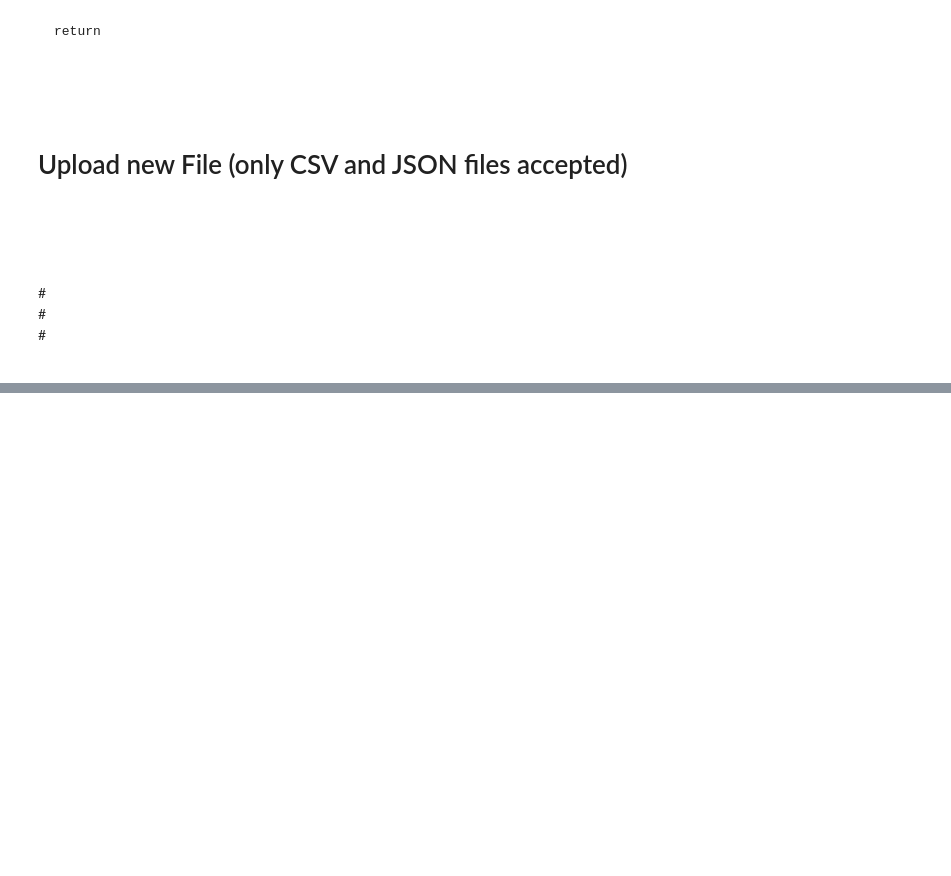
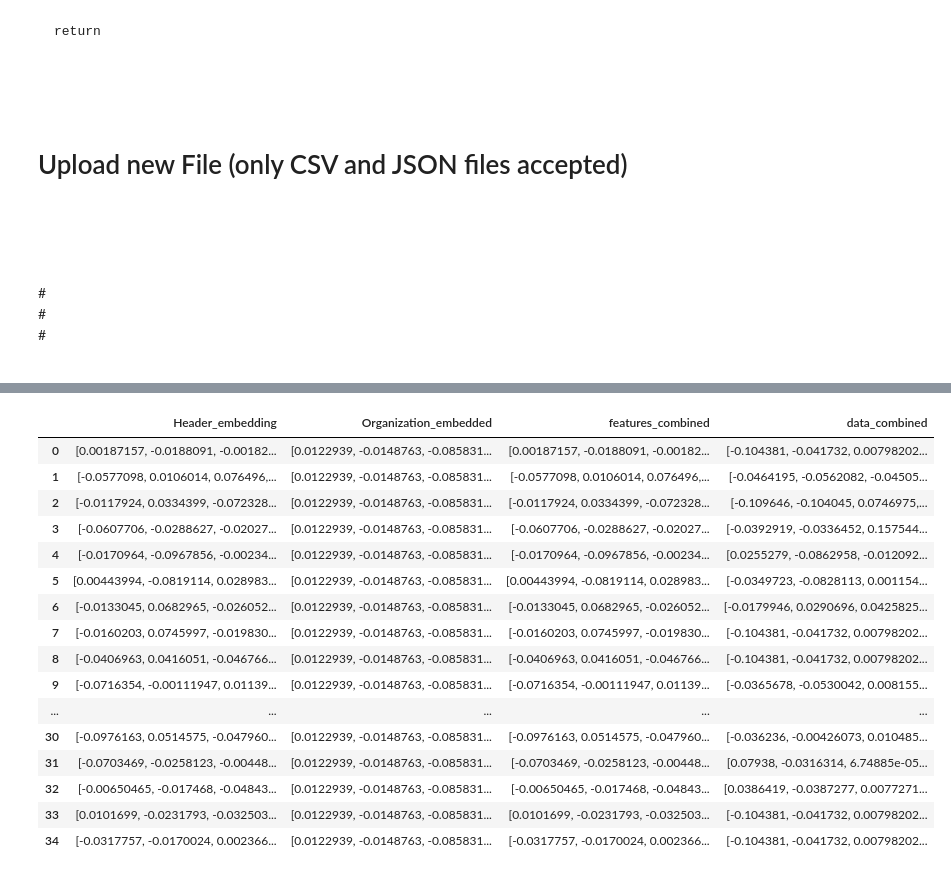
Before and after one commit to humanitarian-data-collaboration/hxl-tag-api, a Jupyter notebook: api/server.ipynb, the cells around one changed output, grey strips where cells are left out. Saved outputs shown, nothing was run; the diff lists cells and outputs as text; code cells hidden in the pictures; blank space fills up the shorter version.

```diff
--- a/api/server.ipynb
+++ b/api/server.ipynb
@@ -251,3 +300,23 @@ output_dataset
 # %%
 # if __name__ == '__main__':
 #      app.run(debug=True)
+# %%
+processed_dataset
+# %% [output]
+|  | Header_embedding | Organization_embedded | features_combined | data_combined |
+| 0 | [0.00187157, -0.0188091, -0.00182... | [0.0122939, -0.0148763, -0.085831... | [0.00187157, -0.0188091, -0.00182... | [-0.104381, -0.041732, 0.00798202... |
+| 1 | [-0.0577098, 0.0106014, 0.076496,... | [0.0122939, -0.0148763, -0.085831... | [-0.0577098, 0.0106014, 0.076496,... | [-0.0464195, -0.0562082, -0.04505... |
+| 2 | [-0.0117924, 0.0334399, -0.072328... | [0.0122939, -0.0148763, -0.085831... | [-0.0117924, 0.0334399, -0.072328... | [-0.109646, -0.104045, 0.0746975,... |
+| 3 | [-0.0607706, -0.0288627, -0.02027... | [0.0122939, -0.0148763, -0.085831... | [-0.0607706, -0.0288627, -0.02027... | [-0.0392919, -0.0336452, 0.157544... |
+| 4 | [-0.0170964, -0.0967856, -0.00234... | [0.0122939, -0.0148763, -0.085831... | [-0.0170964, -0.0967856, -0.00234... | [0.0255279, -0.0862958, -0.012092... |
+| 5 | [0.00443994, -0.0819114, 0.028983... | [0.0122939, -0.0148763, -0.085831... | [0.00443994, -0.0819114, 0.028983... | [-0.0349723, -0.0828113, 0.001154... |
+| 6 | [-0.0133045, 0.0682965, -0.026052... | [0.0122939, -0.0148763, -0.085831... | [-0.0133045, 0.0682965, -0.026052... | [-0.0179946, 0.0290696, 0.0425825... |
+| 7 | [-0.0160203, 0.0745997, -0.019830... | [0.0122939, -0.0148763, -0.085831... | [-0.0160203, 0.0745997, -0.019830... | [-0.104381, -0.041732, 0.00798202... |
+| 8 | [-0.0406963, 0.0416051, -0.046766... | [0.0122939, -0.0148763, -0.085831... | [-0.0406963, 0.0416051, -0.046766... | [-0.104381, -0.041732, 0.00798202... |
+| 9 | [-0.0716354, -0.00111947, 0.01139... | [0.0122939, -0.0148763, -0.085831... | [-0.0716354, -0.00111947, 0.01139... | [-0.0365678, -0.0530042, 0.008155... |
+| ... | ... | ... | ... | ... |
+| 30 | [-0.0976163, 0.0514575, -0.047960... | [0.0122939, -0.0148763, -0.085831... | [-0.0976163, 0.0514575, -0.047960... | [-0.036236, -0.00426073, 0.010485... |
+| 31 | [-0.0703469, -0.0258123, -0.00448... | [0.0122939, -0.0148763, -0.085831... | [-0.0703469, -0.0258123, -0.00448... | [0.07938, -0.0316314, 6.74885e-05... |
+| 32 | [-0.00650465, -0.017468, -0.04843... | [0.0122939, -0.0148763, -0.085831... | [-0.00650465, -0.017468, -0.04843... | [0.0386419, -0.0387277, 0.0077271... |
+| 33 | [0.0101699, -0.0231793, -0.032503... | [0.0122939, -0.0148763, -0.085831... | [0.0101699, -0.0231793, -0.032503... | [-0.104381, -0.041732, 0.00798202... |
+| 34 | [-0.0317757, -0.0170024, 0.002366... | [0.0122939, -0.0148763, -0.085831... | [-0.0317757, -0.0170024, 0.002366... | [-0.104381, -0.041732, 0.00798202... |
```
Also changed, not shown: parts of 11 cells of this notebook, 23 other files.
